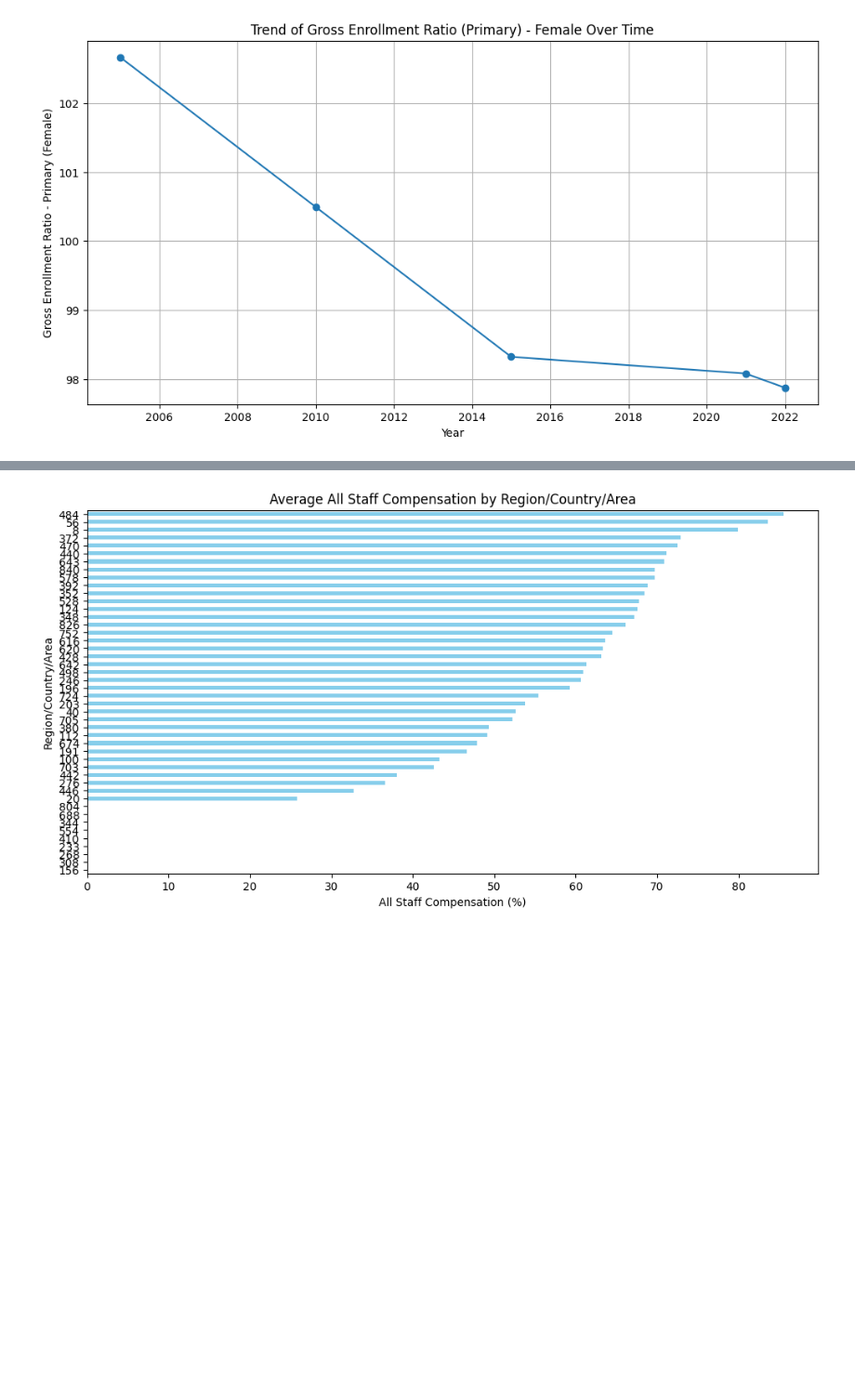
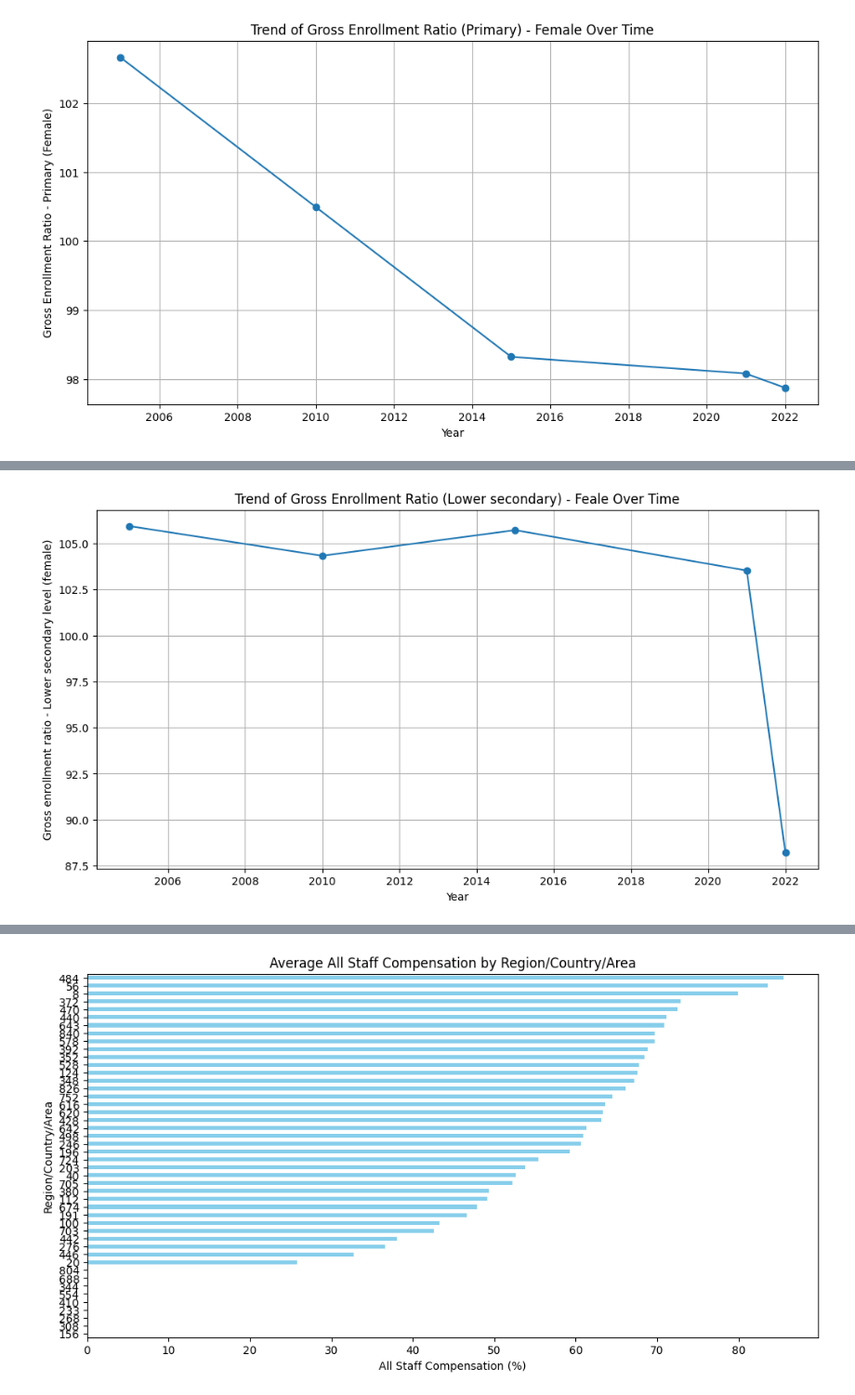
Before and after one commit to Cfg-data/Education-Data-n-Trends, a Jupyter notebook: usable_notebooks/full_analytics.ipynb, the cells around one changed output, grey strips where cells are left out. Shown at 93% size. Drawn from its saved outputs; the diff is of its cells as text; code cells hidden in the pictures; blank space fills up the shorter version.

```diff
--- a/usable_notebooks/full_analytics.ipynb
+++ b/usable_notebooks/full_analytics.ipynb
@@ -83,0 +96,12 @@ plt.show()
+# %%
+# Plot "Gross enrollment ratio - Lower secondary level (female)" over the years
+plt.figure(figsize=(12, 6))
+plt.plot(df.groupby('Year')['Gross enrollment ratio - Lower secondary level (female)'].mean(), marker='o')
+plt.title('Trend of Gross Enrollment Ratio (Lower secondary) - Feale Over Time')
+plt.xlabel('Year')
+plt.ylabel('Gross enrollment ratio - Lower secondary level (female)')
+plt.grid(True)
+plt.savefig('full_analysis/trend_enrollment_lowersecondary_female.png')  # Save the plot
+plt.show()
+# %% [output]
+[figure, added]
```
Also changed, not shown: parts of 6 cells of this notebook, 5 other files.
